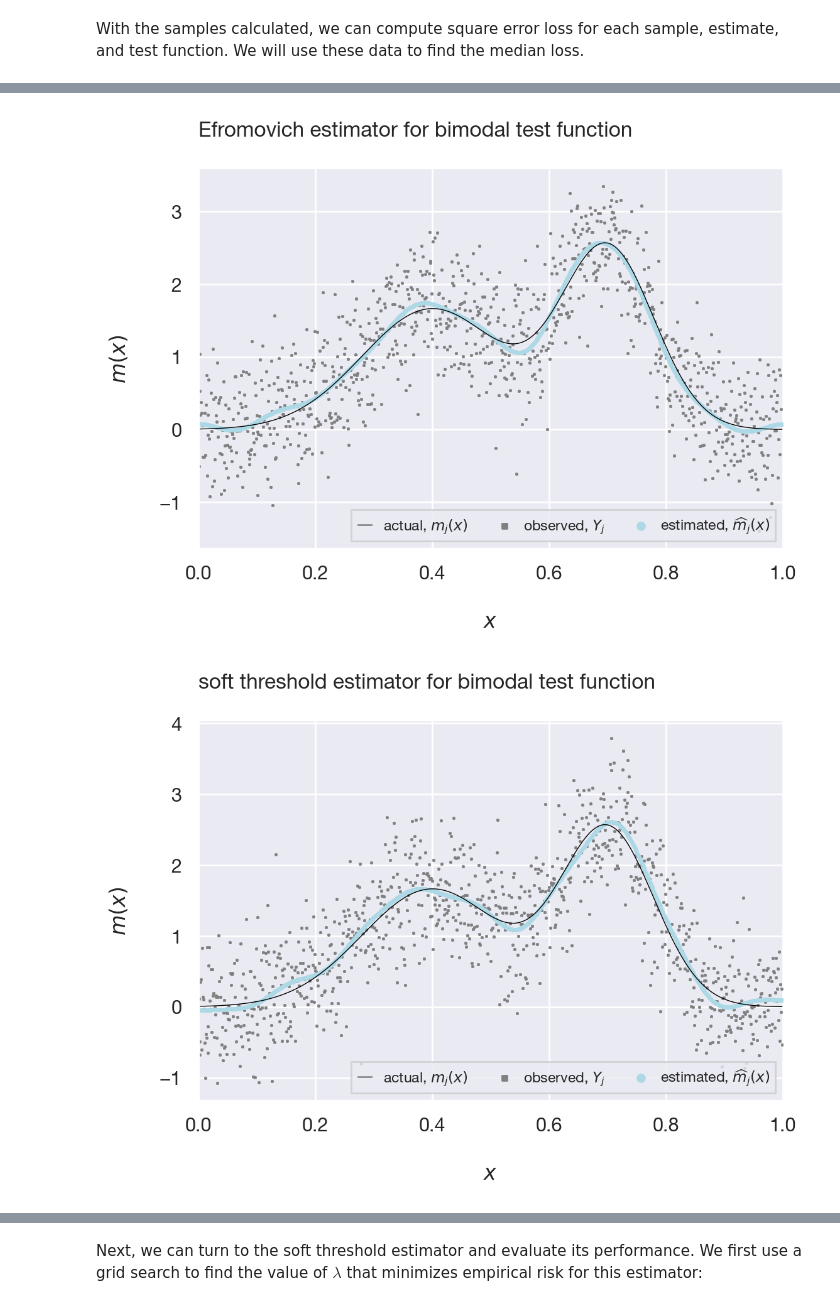
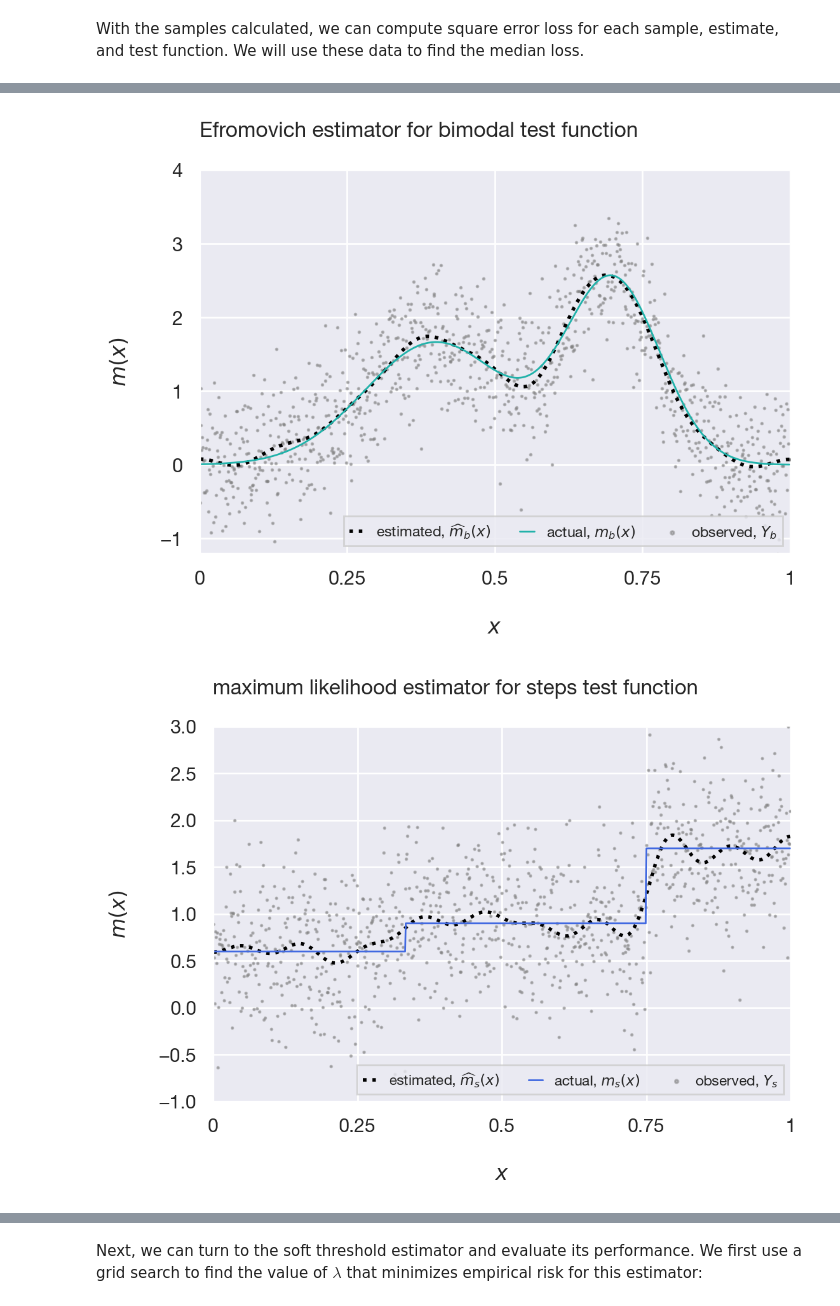
Before and after one commit to satejsoman/econ240a-regression, a Jupyter notebook: ECON240A_H2_pset3.ipynb, the cells around one changed output, grey strips where cells are left out. Cells and saved outputs as stored; diff of their text form; code cells hidden in the pictures.

```diff
--- a/ECON240A_H2_pset3.ipynb
+++ b/ECON240A_H2_pset3.ipynb
@@ -31,9 +31,10 @@ import matplotlib.pyplot as plt
 import numpy as np
 import pandas as pd
 import requests
-import scipy.optimize as optimize
-import scipy.stats as stats
+import scipy
 import seaborn as sns
+
+Normal = scipy.stats.norm
 
 np.set_printoptions(edgeitems = 30, linewidth = 5000, formatter = dict(float = lambda x: "%.5g" % x))
 π = np.pi
@@ -81,7 +122,7 @@ N = 1000 # sample size
 # X is deterministic (and so the matrix of ϕ values is, too), meaning all stochasticity is in the error term U, which is of size (t x N)
 X  = np.arange(1, N+1)/(N+1)
 ϕk = ϕ(np.arange(1, K+1), X)
-U  = stats.norm.rvs(size = (t, N))
+U  = Normal.rvs(size = (t, N))
 
 # Y[b] and Y[s] are (t x N) as well (t samples, each of size N, stacked on top of each other) due to broadcasting rules
 Y = {j: m[j](X) + σ*U   for j in (s, b)}
@@ -90,22 +131,22 @@ Z = {j: (Y[j] @ ϕk).T/N for j in (s, b)}
 # For the Efromovich estimator, we also need the empirical risk minimization coefficients.
 ĉ = {j: np.clip(1 - (σ**2/N) * Z[j]**-2, 0, None) for j in (s, b)}
 
-# For the softmax estimator, perform a grid search for the optimal parameter λ.
-l = np.linspace(0, 1, 50000)[:, None, None]
+# # For the softmax estimator, perform a grid search for the optimal parameter λ.
+# l = np.linspace(0, 1, 50000)[:, None, None]
 
-# drop the constant term in the optimization problem
-R̂0 = {j: -2*σ**2/N * (np.abs(Z[j]) > l).sum(axis = 1) + np.minimum(Z[j]**2, l**2).sum(axis = 1) for j in (s, b)}
+# # drop the constant term in the optimization problem
+# R̂0 = {j: -2*σ**2/N * (np.abs(Z[j]) > l).sum(axis = 1) + np.minimum(Z[j]**2, l**2).sum(axis = 1) for j in (s, b)}
 
-λ = {j: l[np.argmin(R̂0[j], axis = 0)].flatten() for j in (s, b)}
-θ = {j: np.where(np.abs(Z[j]) > λ[j], Z[j] + np.sign(Z[j]) * λ[j], 0) for j in (s, b)}
+# λ = {j: l[np.argmin(R̂0[j], axis = 0)].flatten() for j in (s, b)}
+# θ = {j: np.where(np.abs(Z[j]) > λ[j], Z[j] + np.sign(Z[j]) * λ[j], 0) for j in (s, b)}
 
 m̂ = {
     (b, ML): ϕk.dot(Z[b]),
     (b, Ef): ϕk.dot(Z[b] * ĉ[b]),
-    (b, ST): ϕk.dot(θ[b]),
+    # (b, ST): ϕk.dot(θ[b]),
     (s, ML): ϕk.dot(Z[s]),
     (s, Ef): ϕk.dot(Z[s] * ĉ[s]),
-    (s, ST): ϕk.dot(θ[s]),
+    # (s, ST): ϕk.dot(θ[s]),
 }
 # %% [markdown]
 With the samples calculated, we can compute square error loss for each sample, estimate, and test function. We will use these data to find the median loss.
@@ -153,13 +192,15 @@ sorted_loss = est_loss\
 ranked = sorted_loss.rank()
 median_indices = ranked[ranked["loss"] == t//2].reset_index(level = -1)["sample_number"].loc[m̂.keys()]
 for ((j, e), idx) in median_indices.items():
-    plt.scatter(X, Y[j][idx],       label = "observed, $Y_j$",               color = "grey",      s = 1, marker = "s")
-    plt.scatter(X, m̂[j, e][:, idx], label = "estimated, $\widehat{m}_j(x)$", color = "lightblue", s = 2)
-    plt.plot   (X, m[j](X),         label = "actual, $m_j(x)$",              color = "black",     linewidth = 0.5)
-    plt.legend(loc = "lower right", fontsize = "x-small", ncol = 3, markerscale = 3, handlelength = 1, fancybox = False)
+    plt.scatter(X, Y[j][idx],       label = "observed, $Y_" + j[0] + "$",               color = "grey",    s = 1, alpha = 0.5)
+    plt.plot   (X, m̂[j, e][:, idx], label = "estimated, $\widehat{m}_" + j[0] + "(x)$", color = "black",   linewidth = 2, linestyle = "dotted")
+    plt.plot   (X, m[j](X),         label = "actual, $m_" + j[0] +"(x)$",               color = colors[j], linewidth = 1)
+    plt.legend(loc = "lower right", fontsize = "x-small", ncol = 3, markerscale = 2, handlelength = 1, fancybox = False)
     plt.title(f"{e} estimator for {j} test function\n", loc = "left")
     plt.xlabel("\n$x$")
     plt.ylabel("$m(x)$\n")
     plt.xlim(0, 1)
+    plt.ylim(*ylims_data[j])
+    plt.xticks([0, 0.25, 0.5, 0.75, 1], [0, 0.25, 0.5, 0.75, 1])
     plt.show()
 # %% [output]
@@ -167,2 +208,2 @@ for ((j, e), idx) in median_indices.items():
-[figure, old version]
+[figure, new version]
-[figure, old version]
+[figure, new version]
```
Also changed, not shown: parts of 8 cells of this notebook.
